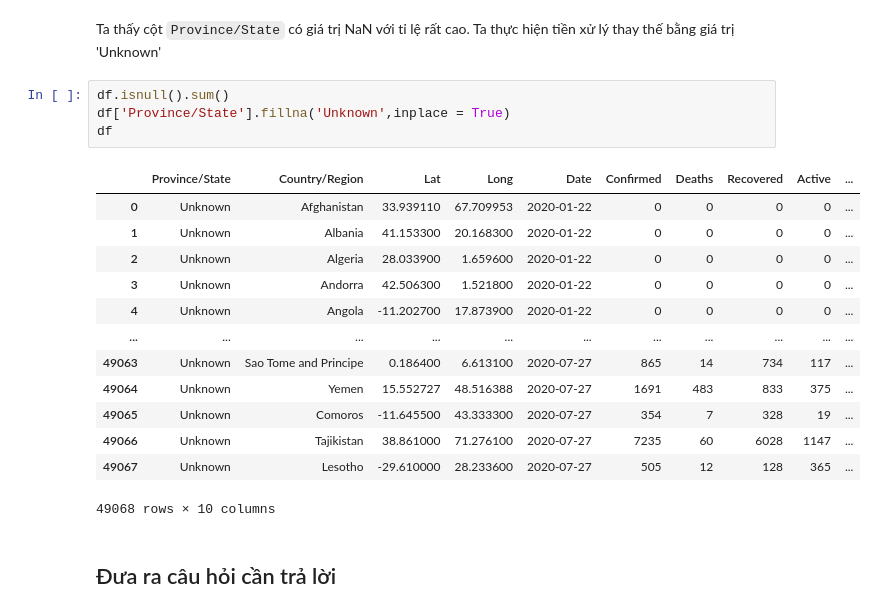
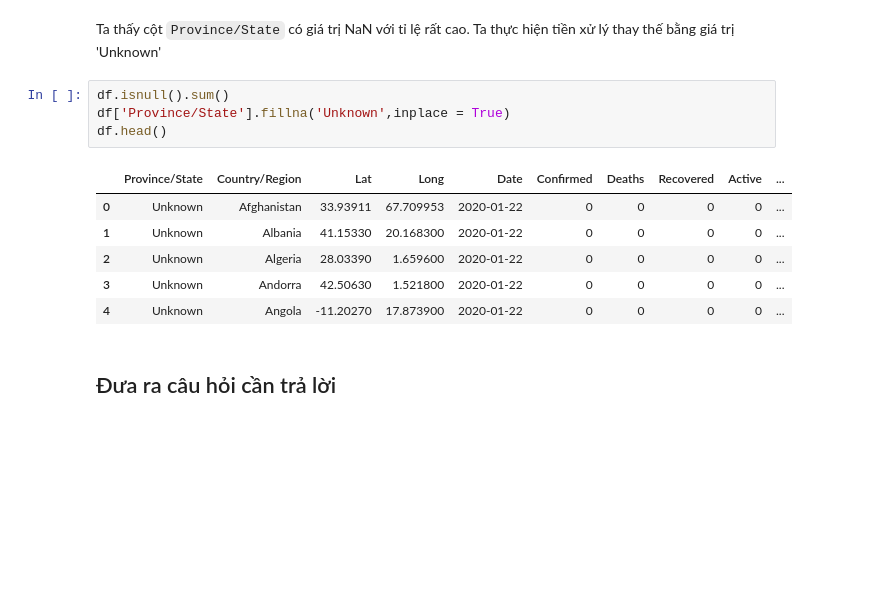
Before and after one commit to thanhtruong1712/DACK_LTKHDL, a Jupyter notebook: FinalProject.ipynb, the cells around one changed output. Cells and saved outputs as stored; diff of their text form; blank space fills up the shorter version.

```diff
--- a/FinalProject.ipynb
+++ b/FinalProject.ipynb
@@ -168,21 +182,14 @@ Ta thấy cột `Province/State` có giá trị NaN với tỉ lệ rất cao. T
 # %%
 df.isnull().sum()
 df['Province/State'].fillna('Unknown',inplace = True)
-df
+df.head()
 # %% [output]
 |  | Province/State | Country/Region | Lat | Long | Date | Confirmed | Deaths | Recovered | Active | ... |
-| 0 | Unknown | Afghanistan | 33.939110 | 67.709953 | 2020-01-22 | 0 | 0 | 0 | 0 | ... |
-| 1 | Unknown | Albania | 41.153300 | 20.168300 | 2020-01-22 | 0 | 0 | 0 | 0 | ... |
-| 2 | Unknown | Algeria | 28.033900 | 1.659600 | 2020-01-22 | 0 | 0 | 0 | 0 | ... |
-| 3 | Unknown | Andorra | 42.506300 | 1.521800 | 2020-01-22 | 0 | 0 | 0 | 0 | ... |
-| 4 | Unknown | Angola | -11.202700 | 17.873900 | 2020-01-22 | 0 | 0 | 0 | 0 | ... |
-| ... | ... | ... | ... | ... | ... | ... | ... | ... | ... | ... |
-| 49063 | Unknown | Sao Tome and Principe | 0.186400 | 6.613100 | 2020-07-27 | 865 | 14 | 734 | 117 | ... |
-| 49064 | Unknown | Yemen | 15.552727 | 48.516388 | 2020-07-27 | 1691 | 483 | 833 | 375 | ... |
-| 49065 | Unknown | Comoros | -11.645500 | 43.333300 | 2020-07-27 | 354 | 7 | 328 | 19 | ... |
-| 49066 | Unknown | Tajikistan | 38.861000 | 71.276100 | 2020-07-27 | 7235 | 60 | 6028 | 1147 | ... |
-| 49067 | Unknown | Lesotho | -29.610000 | 28.233600 | 2020-07-27 | 505 | 12 | 128 | 365 | ... |
+| 0 | Unknown | Afghanistan | 33.93911 | 67.709953 | 2020-01-22 | 0 | 0 | 0 | 0 | ... |
+| 1 | Unknown | Albania | 41.15330 | 20.168300 | 2020-01-22 | 0 | 0 | 0 | 0 | ... |
+| 2 | Unknown | Algeria | 28.03390 | 1.659600 | 2020-01-22 | 0 | 0 | 0 | 0 | ... |
+| 3 | Unknown | Andorra | 42.50630 | 1.521800 | 2020-01-22 | 0 | 0 | 0 | 0 | ... |
+| 4 | Unknown | Angola | -11.20270 | 17.873900 | 2020-01-22 | 0 | 0 | 0 | 0 | ... |
-49068 rows × 10 columns
 # %% [markdown]
 ## Đưa ra câu hỏi cần trả lời
 # %% [markdown]
```
Also changed, not shown: parts of 11 cells of this notebook.
